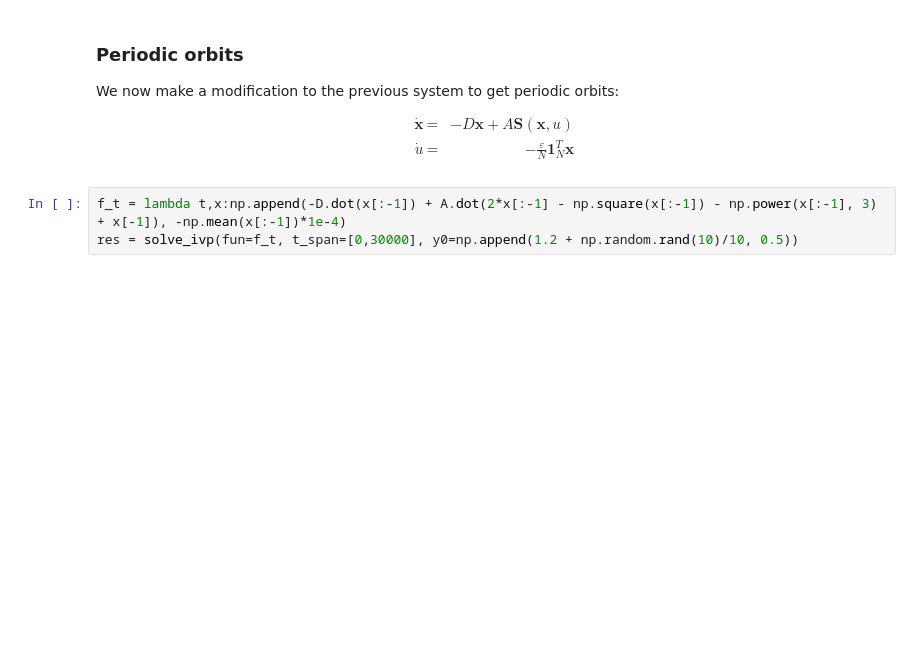
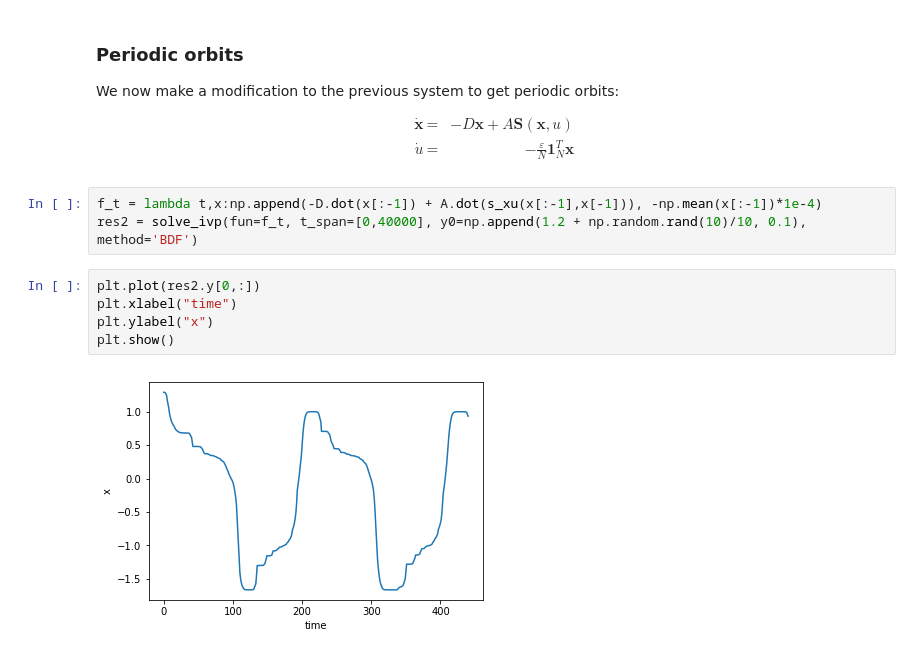
Before and after one commit to hkumar6/thesis-notebooks, a Jupyter notebook: fast_slow.ipynb, the cells around one changed output. Drawn from its saved outputs; the diff is of its cells as text; blank space fills up the shorter version.

```diff
--- a/fast_slow.ipynb
+++ b/fast_slow.ipynb
@@ -100,6 +97,13 @@ We now make a modification to the previous system to get periodic orbits:
 \dot{u} &=& -\frac{\varepsilon}{N} \mathbf{1}_N^T\mathbf{x}
 \end{align}
 # %%
-f_t = lambda t,x:np.append(-D.dot(x[:-1]) + A.dot(2*x[:-1] - np.square(x[:-1]) - np.power(x[:-1], 3) + x[-1]), -np.mean(x[:-1])*1e-4)
-res = solve_ivp(fun=f_t, t_span=[0,30000], y0=np.append(1.2 + np.random.rand(10)/10, 0.5))
+f_t = lambda t,x:np.append(-D.dot(x[:-1]) + A.dot(s_xu(x[:-1],x[-1])), -np.mean(x[:-1])*1e-4)
+res2 = solve_ivp(fun=f_t, t_span=[0,40000], y0=np.append(1.2 + np.random.rand(10)/10, 0.1), method='BDF')
+# %%
+plt.plot(res2.y[0,:])
+plt.xlabel("time")
+plt.ylabel("x")
+plt.show()
+# %% [output]
+[figure, added]
 # %%
```
Also changed, not shown: parts of 11 cells of this notebook.
